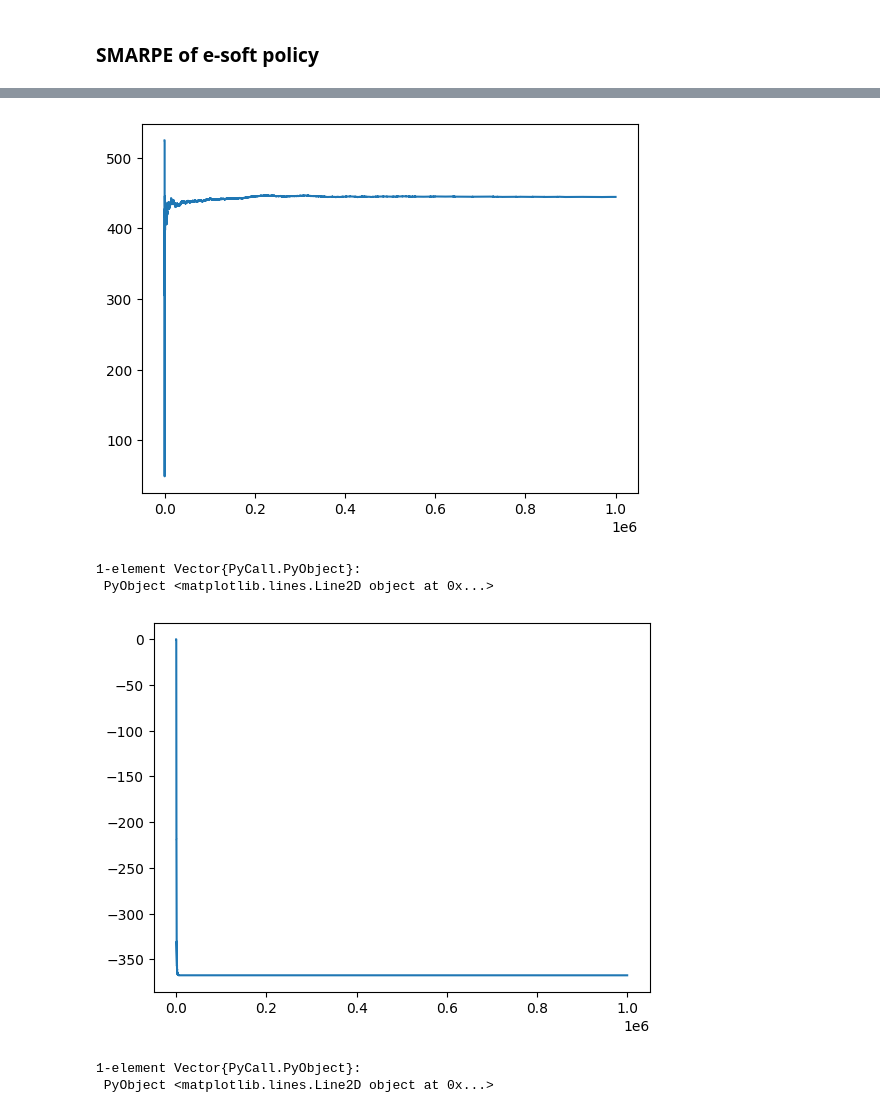
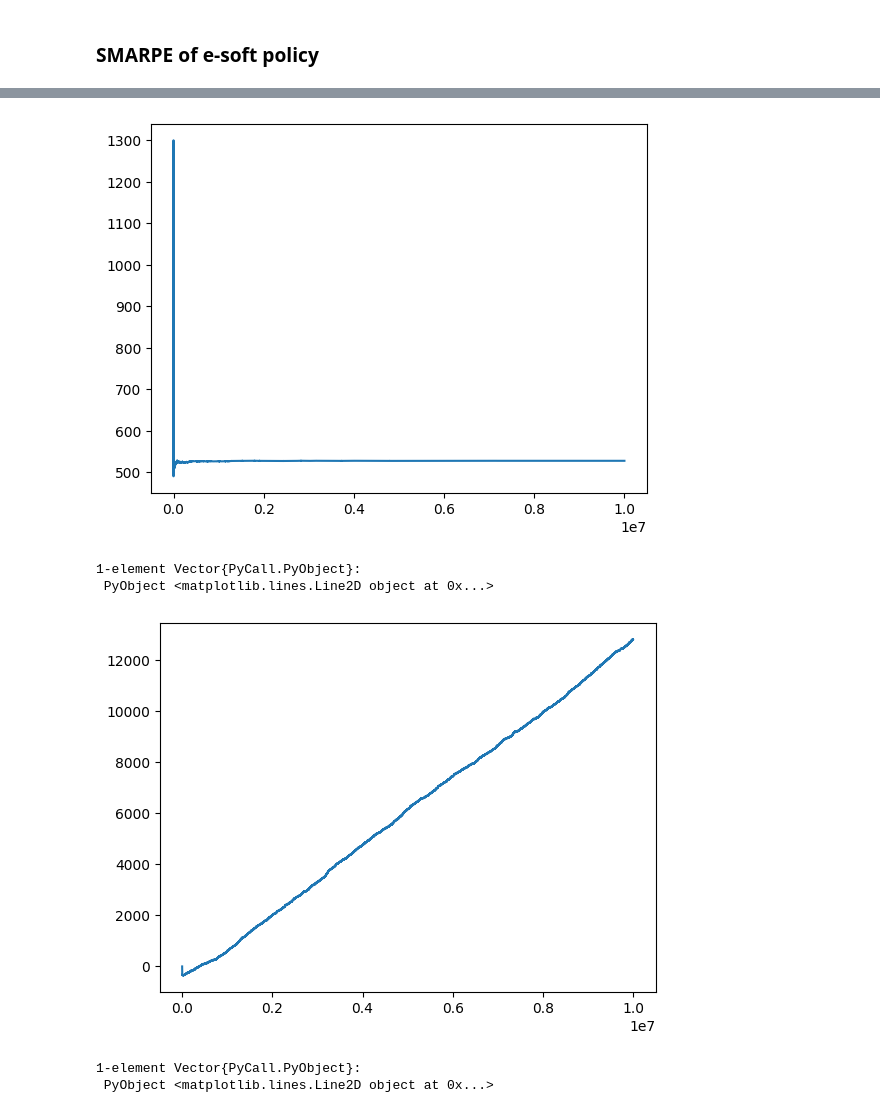
Before and after one commit to fairleyl/PhD-Code, a Jupyter notebook: Problem-Suite-NonDDD.ipynb, the cells around one changed output, grey strips where cells are left out. Saved outputs shown, nothing was run; the diff lists cells and outputs as text; code cells hidden in the pictures.

```diff
--- a/Problem-Suite-NonDDD.ipynb
+++ b/Problem-Suite-NonDDD.ipynb
@@ -836,6 +836,8 @@ Given a state-action pair, return the next random pre-decision state, the cost a
 function updateStateAndFlowsCont(s,a,N,alpha_d, alpha_r, beta, tau, c0, c1, r, flows)
     #immediate change
     sPrime = s - a
+    sOld = copy(sPrime)
+    flowsOld = copy(flows)
     healthy = sum(i == 1 for i in sPrime)
     repair = sum(i == 2 for i in sPrime)
     damaged = sum(i == 3 for i in sPrime)
@@ -847,15 +849,16 @@ function updateStateAndFlowsCont(s,a,N,alpha_d, alpha_r, beta, tau, c0, c1, r, f
     end
 
 
-    #create list of events (degradations for 1:N and a repair event) and list of rates
+    #create list of events (degradations for all non-damaged links and a repair event) and list of rates
     events = [i for i in 1:N if sPrime[i]!=3]
-    rates = [flows[i]*alpha_d[i] + alpha_r[i]*(sPrime!=3) for i in 1:N if sPrime[i]!=3]
+    rates = [flows[i]*alpha_d[i] + alpha_r[i] for i in 1:N if sPrime[i]!=3]
 
     if repair > 0
         push!(events, N+1)
         push!(rates, tau(repair))
     end
 
+    del = 1/sum(rates)
     event = wsample(events, rates)
 
     if event == N + 1
@@ -877,10 +880,8 @@ function updateStateAndFlowsCont(s,a,N,alpha_d, alpha_r, beta, tau, c0, c1, r, f
     flowUpdate = calculateFlows(sPrime,N,alpha_d, alpha_r, beta, tau, c0, c1, r)
     newFlows = flowUpdate[1]
     bestCost = flowUpdate[2]
-    healthy = sum(i == 1 for i in sPrime)
 
-    del = sojournTime(s, a, flows, N, alpha_d, alpha_r, beta, tau)
-    return sPrime, (beta*bestCost + sum(r[k]*(sPrime[k]==2) for k in 1:N))*del, newFlows, del
+    return sPrime, (beta*c1*(healthy == 0) + sum(flowsOld[k]*c0[k] + r[k]*(sOld[k]==2) for k in 1:N))*del, newFlows, del
 end
 # %% [output]
 updateStateAndFlowsCont (generic function with 1 method)
@@ -6391,7 +6393,7 @@ PyObject <matplotlib.legend.Legend object at 0x...>
 ### SMARPE of e-soft policy
 # %%
 nMax = 1000000
-gs = gEvaluationDSP(N,alpha_d, alpha_r, beta, tau, c0, c1, r, nMax, [1,1,0,0,0]; s = fill(3, N), epsilon = -1.0, printProgress = true, modCounter = 100000, stateTrace = false)
+gs = gEvaluationDSP(N,alpha_d, alpha_r, beta, tau, c0, c1, r, nMax, [1,1,0,0,0]; s = fill(3, N), epsilon = 0.01, printProgress = true, modCounter = 100000, stateTrace = false)
 # %% [output]
 100000
 200000
@@ -6411,9 +6413,9 @@ PyPlot.plot(gs[2])
 1-element Vector{PyCall.PyObject}:
  PyObject <matplotlib.lines.Line2D object at 0x...>
 # %%
-nMax = 1000000
+nMax = 10000000
 b = 1e-2
 dsPolicy = [1,1,0,0,0]
-resultSMARPEeSoft = smarpeNewVFA_ST_DSP(N,alpha_d, alpha_r, beta, tau, c0, c1, r, nMax, b, dsPolicy; epsilon = -1.0, ve = Dict(), vn = Dict(), vfaProvided = false, g = 525.0, gFixed = true, s = fill(3,N), stateTrace = [], timePassed = 0.0, printProgress = true, modCounter = 1000000)
+resultSMARPEeSoft = smarpeNewVFA_ST_DSP(N,alpha_d, alpha_r, beta, tau, c0, c1, r, nMax, b, dsPolicy; epsilon = 0.01, ve = Dict(), vn = Dict(), vfaProvided = false, g = gs[1], gFixed = true, s = fill(3,N), stateTrace = [], timePassed = 0.0, printProgress = true, modCounter = 1000000)
 # %% [output]
 1000000
@@ -6435,15 +6447,15 @@ start = 1
 finish = nMax
 PyPlot.plot(resultSMARPEeSoft[2]["g"][start:finish])
 # %% [output]
-[figure, old version]
+[figure, new version]
 1-element Vector{PyCall.PyObject}:
  PyObject <matplotlib.lines.Line2D object at 0x...>
 # %%
 start = 1
-finish = nMax - 1
+finish = nMax - 2
 PyPlot.plot(resultSMARPEeSoft[2]["vs0"][start:finish])
 # %% [output]
-[figure, old version]
+[figure, new version]
 1-element Vector{PyCall.PyObject}:
  PyObject <matplotlib.lines.Line2D object at 0x...>
 # %%
```
Also changed, not shown: parts of 29 cells of this notebook, 2 other files.
